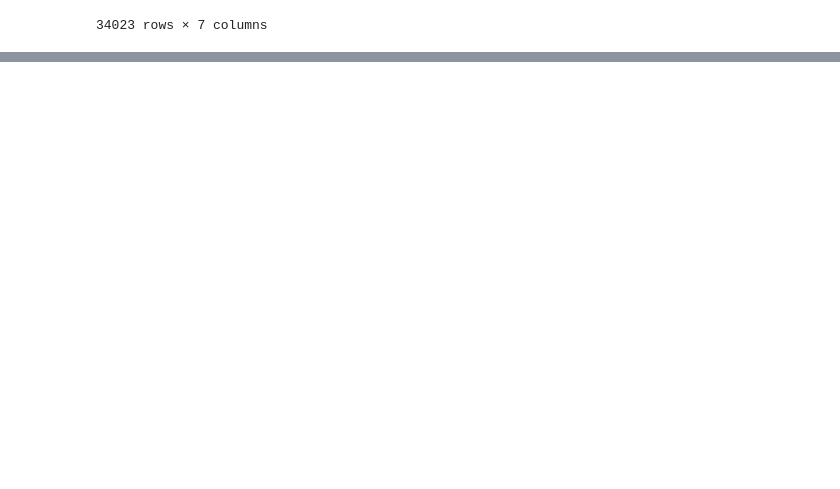
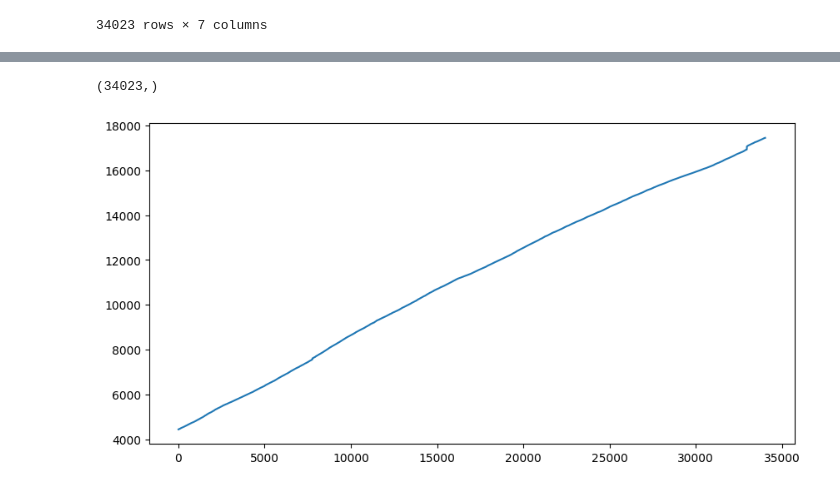
Before and after one commit to KlaraGtknst/I2OT_energy, a Jupyter notebook: prognose/notebooks/00-DataExploration.ipynb, the cells around one changed output, grey strips where cells are left out. Cells and saved outputs as stored; diff of their text form; code cells hidden in the pictures; blank space fills up the shorter version.

Commit message:
feat: compute diff

```diff
--- a/prognose/notebooks/00-DataExploration.ipynb
+++ b/prognose/notebooks/00-DataExploration.ipynb
@@ -51,0 +33,19 @@ Name: _time, Length: 34023, dtype: object
+# %%
+# split data and put on top
+jump_idx = target[target == 0]
+part_1 = target[:14959]
+part_2 = target[14959:]
+
+diff = target[14958]
+part_2 += diff
+
+target = pd.concat([part_1, part_2], axis=0)
+target.shape
+# %% [output]
+(34023,)
+# %%
+plt.figure(figsize=(10,5))
+plt.plot(target)
+plt.show()
+# %% [output]
+[figure, added]
```
Also changed, not shown: parts of 4 cells of this notebook.
